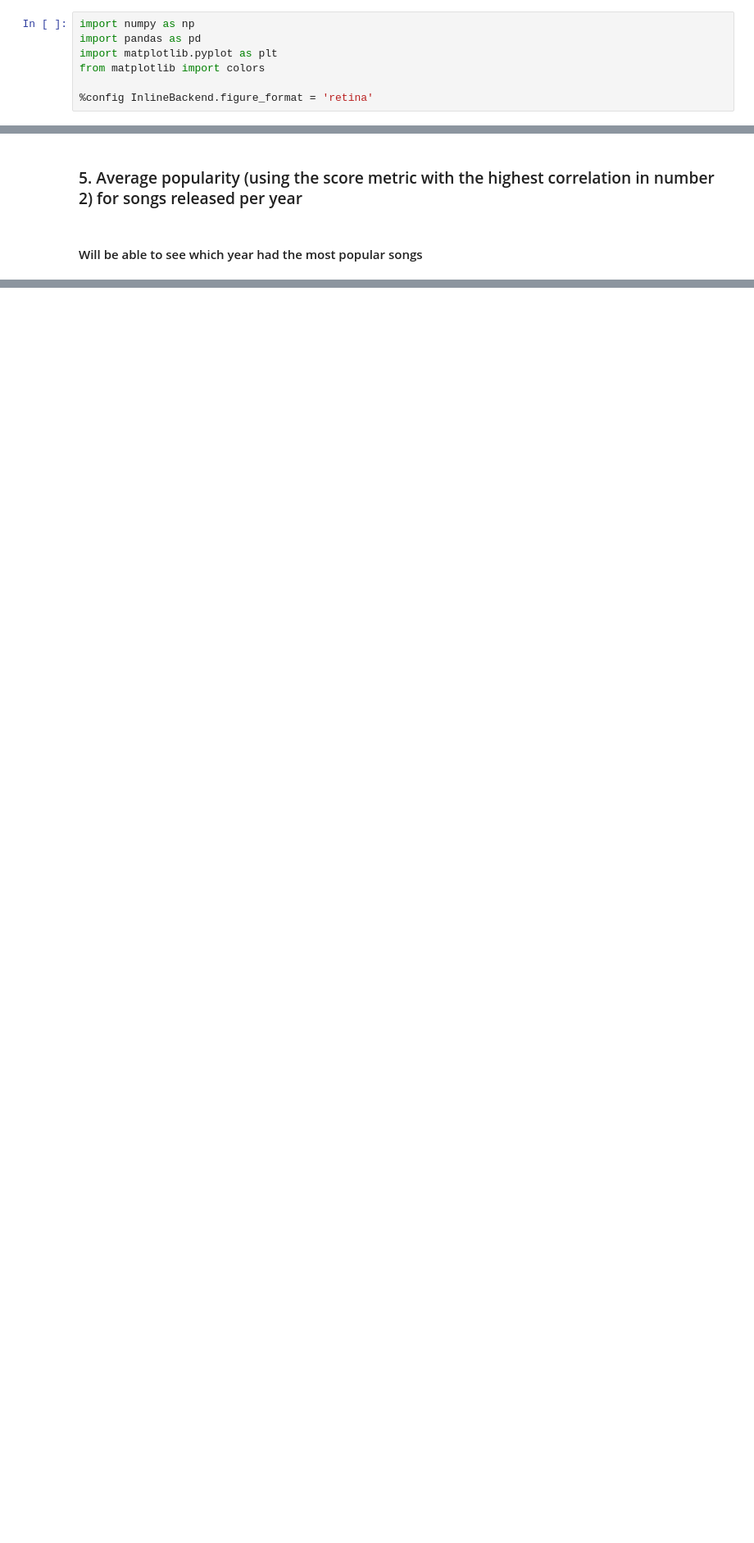
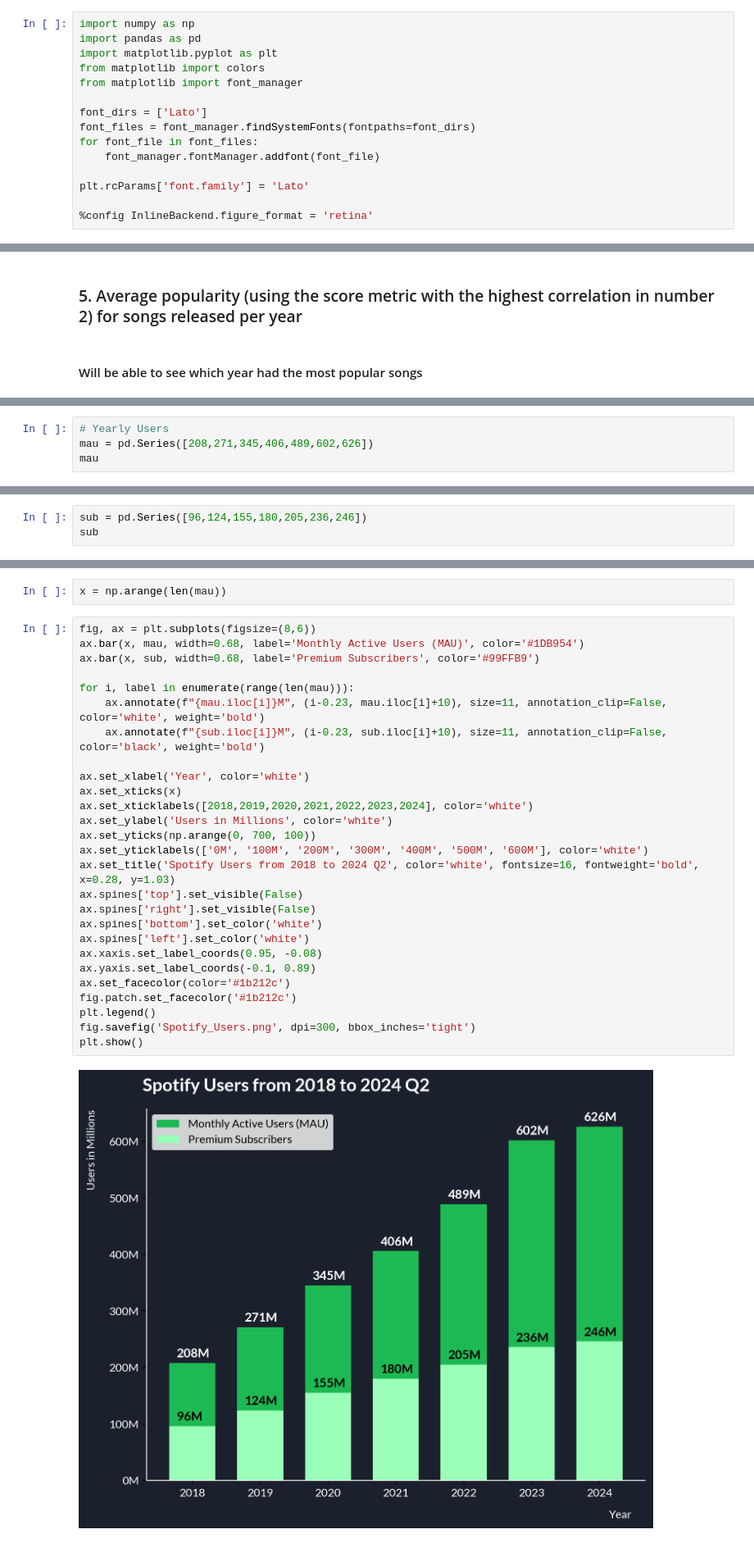
Before and after one commit to suhholee/Spotify-EDA-and-Visualization, a Jupyter notebook: MSDS 593_Group 23_Final Presentation.ipynb, the cells around one changed output, grey strips where cells are left out. Shown: that part at 82% size. Cells and saved outputs as stored; diff of their text form; blank space fills up the shorter version.

Commit message:
added users graph and lato font

```diff
--- a/MSDS 593_Group 23_Final Presentation.ipynb
+++ b/MSDS 593_Group 23_Final Presentation.ipynb
@@ -3,6 +3,14 @@ import numpy as np
 import pandas as pd
 import matplotlib.pyplot as plt
 from matplotlib import colors
+from matplotlib import font_manager
+
+font_dirs = ['Lato']
+font_files = font_manager.findSystemFonts(fontpaths=font_dirs)
+for font_file in font_files:
+    font_manager.fontManager.addfont(font_file)
+
+plt.rcParams['font.family'] = 'Lato'
 
 %config InlineBackend.figure_format = 'retina'
 # %%
@@ -216,0 +229,4 @@ df_spotify.describe()
+# %%
+# Yearly Users
+mau = pd.Series([208,271,345,406,489,602,626])
+mau
@@ -216,0 +242,3 @@ df_spotify.describe()
+# %%
+sub = pd.Series([96,124,155,180,205,236,246])
+sub
@@ -216,0 +254,31 @@ df_spotify.describe()
+# %%
+x = np.arange(len(mau))
+# %%
+fig, ax = plt.subplots(figsize=(8,6))
+ax.bar(x, mau, width=0.68, label='Monthly Active Users (MAU)', color='#1DB954')
+ax.bar(x, sub, width=0.68, label='Premium Subscribers', color='#99FFB9')
+
+for i, label in enumerate(range(len(mau))):
+    ax.annotate(f"{mau.iloc[i]}M", (i-0.23, mau.iloc[i]+10), size=11, annotation_clip=False, color='white', weight='bold')
+    ax.annotate(f"{sub.iloc[i]}M", (i-0.23, sub.iloc[i]+10), size=11, annotation_clip=False, color='black', weight='bold')
+
+ax.set_xlabel('Year', color='white')
+ax.set_xticks(x)
+ax.set_xticklabels([2018,2019,2020,2021,2022,2023,2024], color='white')
+ax.set_ylabel('Users in Millions', color='white')
+ax.set_yticks(np.arange(0, 700, 100))
+ax.set_yticklabels(['0M', '100M', '200M', '300M', '400M', '500M', '600M'], color='white')
+ax.set_title('Spotify Users from 2018 to 2024 Q2', color='white', fontsize=16, fontweight='bold', x=0.28, y=1.03)
+ax.spines['top'].set_visible(False)
+ax.spines['right'].set_visible(False)
+ax.spines['bottom'].set_color('white')
+ax.spines['left'].set_color('white')
+ax.xaxis.set_label_coords(0.95, -0.08)
+ax.yaxis.set_label_coords(-0.1, 0.89)
+ax.set_facecolor(color='#1b212c')
+fig.patch.set_facecolor('#1b212c')
+plt.legend()
+fig.savefig('Spotify_Users.png', dpi=300, bbox_inches='tight')
+plt.show()
+# %% [output]
+[figure, added]
```
Also changed, not shown: parts of 5 cells of this notebook, 12 other files.
